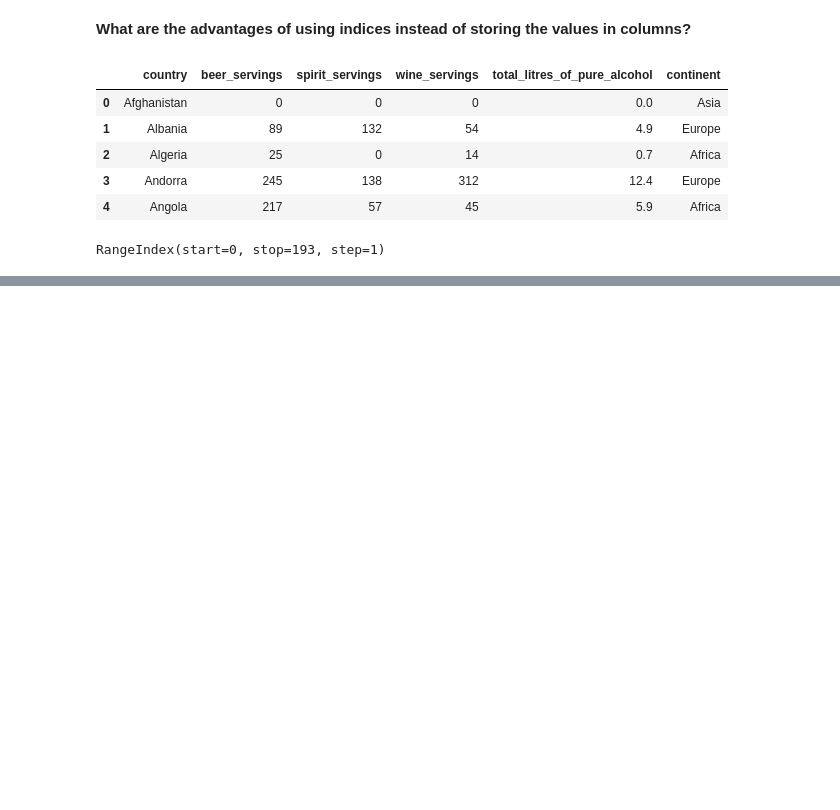
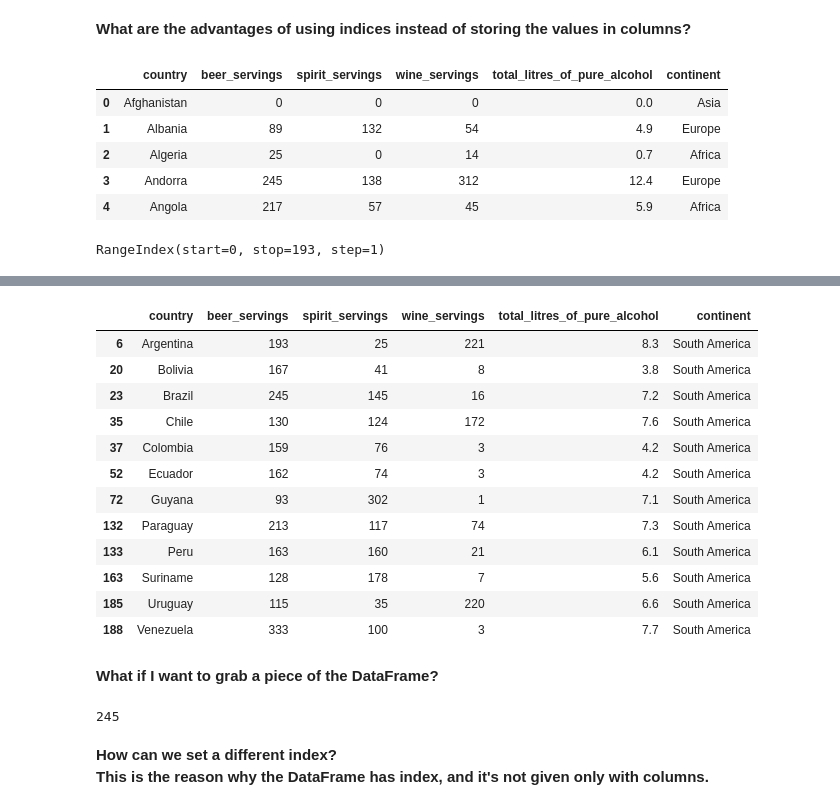
Before and after one commit to causapablo/Data-School, a Jupyter notebook: My practices on the course/Practicas Data School.ipynb, the cells around one changed output, grey strips where cells are left out. Saved outputs shown, nothing was run; the diff lists cells and outputs as text; code cells hidden in the pictures; blank space fills up the shorter version.

```diff
--- a/My practices on the course/Practicas Data School.ipynb
+++ b/My practices on the course/Practicas Data School.ipynb
@@ -1195,0 +1213,28 @@ RangeIndex(start=0, stop=193, step=1)
+# %%
+drinks[drinks.continent == 'South America']
+#Notice that the indices are the original row number of the original DataFrame.
+# This is a manner of identification about what rows you are working with, even if you filter the DataFRame.
+# %% [output]
+|  | country | beer_servings | spirit_servings | wine_servings | total_litres_of_pure_alcohol | continent |
+| 6 | Argentina | 193 | 25 | 221 | 8.3 | South America |
+| 20 | Bolivia | 167 | 41 | 8 | 3.8 | South America |
+| 23 | Brazil | 245 | 145 | 16 | 7.2 | South America |
+| 35 | Chile | 130 | 124 | 172 | 7.6 | South America |
+| 37 | Colombia | 159 | 76 | 3 | 4.2 | South America |
+| 52 | Ecuador | 162 | 74 | 3 | 4.2 | South America |
+| 72 | Guyana | 93 | 302 | 1 | 7.1 | South America |
+| 132 | Paraguay | 213 | 117 | 74 | 7.3 | South America |
+| 133 | Peru | 163 | 160 | 21 | 6.1 | South America |
+| 163 | Suriname | 128 | 178 | 7 | 5.6 | South America |
+| 185 | Uruguay | 115 | 35 | 220 | 6.6 | South America |
+| 188 | Venezuela | 333 | 100 | 3 | 7.7 | South America |
+# %% [markdown]
+**What if I want to grab a piece of the DataFrame?**
+# %%
+drinks.loc[23, 'beer_servings']
+# We can see that the index is a manner of dealing with the position of the rows.
+# %% [output]
+245
+# %% [markdown]
+**How can we set a different index?**<br>
+**This is the reason why the DataFrame has index, and it's not given only with columns.**
```
Also changed, not shown: parts of 16 cells of this notebook.
